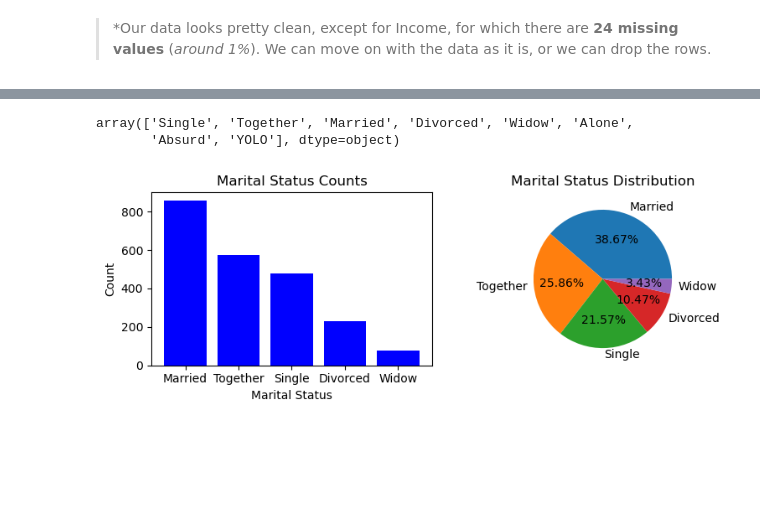
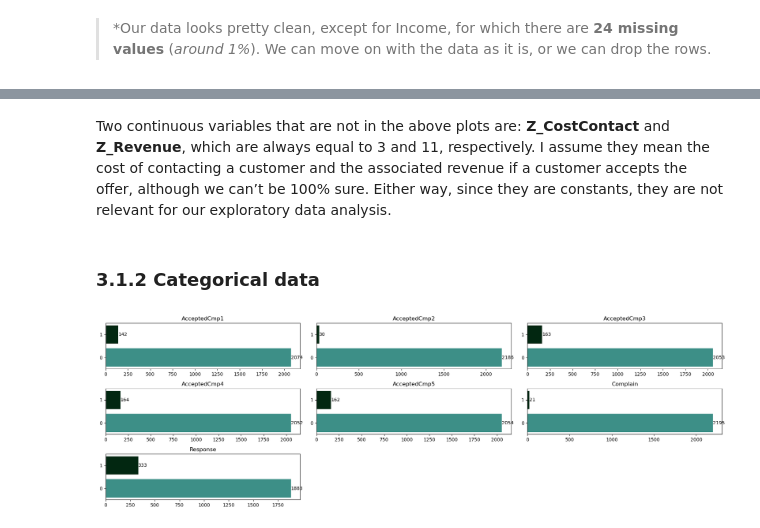
Before and after one commit to Kiran0R0Patil/exploratory-data-analysis-1, a Jupyter notebook: marketing_campaign_analysis.ipynb, the cells around one changed output, grey strips where cells are left out. Drawn from its saved outputs; the diff is of its cells as text; code cells hidden in the pictures; blank space fills up the shorter version.

```diff
--- a/marketing_campaign_analysis.ipynb
+++ b/marketing_campaign_analysis.ipynb
@@ -218,6 +189,0 @@ plt.show()
-# %%
-# marital status
-data['Marital_Status'].unique() # to check unique values
-# %% [output]
-array(['Single', 'Together', 'Married', 'Divorced', 'Widow', 'Alone',
-       'Absurd', 'YOLO'], dtype=object)
@@ -227,24 +190,35 @@ data['Marital_Status'].replace(['Absurd', 'YOLO','Alone'],'Single', inplace=True
-# %%
-# Get the value counts for 'Marital_Status'
-marital_counts = data['Marital_Status'].value_counts()
-
-# Create a figure with two subplots
-fig, axes = plt.subplots(nrows=1, ncols=2, figsize=(8, 3))
-
-# Plot the bar plot on the first subplot
-axes[0].bar(marital_counts.index, marital_counts.values, color='b')
-axes[0].set_xlabel('Marital Status')
-axes[0].set_ylabel('Count')
-axes[0].set_title('Marital Status Counts')
-
-# Plot the pie plot on the second subplot
-axes[1].pie(marital_counts, labels=marital_counts.index, autopct='%.2f%%')
-axes[1].set_title('Marital Status Distribution')
-
-# Adjust spacing between subplots
-fig.tight_layout()
-
-# Display the plot
-plt.show()
-# %% [output]
-[figure, removed]
+# %% [markdown]
+Two continuous variables that are not in the above plots are: **Z_CostContact** and **Z_Revenue**, which are always equal to 3 and 11, respectively. I assume they mean the cost of contacting a customer and the associated revenue if a customer accepts the offer, although we can’t be 100% sure. Either way, since they are constants, they are not relevant for our exploratory data analysis.
+# %% [markdown]
+### 3.1.2 Categorical data
+# %%
+# AcceptedCmp and Complain
+cat_vars = [
+    'AcceptedCmp1', 'AcceptedCmp2', 'AcceptedCmp3',
+    'AcceptedCmp4', 'AcceptedCmp5', 'Complain', 'Response'
+]
+
+# create figure and axes
+fig, axes = plt.subplots(nrows=3, ncols=3, figsize=(19, 6))
+
+for i, ax in enumerate(axes.flatten()):
+    if i < len(cat_vars):
+        counts = data[cat_vars[i]].value_counts()
+        ax.barh(counts.index, counts.values, color=yncolor)  # Interchanged x and y(barh)
+        ax.set_title(cat_vars[i])
+
+        # Set y-tick labels
+        ax.set_yticks(range(len(counts)))  # Changed to set_yticks
+        ax.set_yticklabels(counts.index)  # Changed to set_yticklabels
+
+        # Add values inside the bars
+        for j, v in enumerate(counts.values):
+            ax.text(v, j, str(v), ha='left', va='center', weight='medium', size='medium')  # data values visibility
+
+    else:
+        ax.axis('off')
+
+plt.tight_layout()
+plt.show()
+# %% [output]
+[figure, added]
```
Also changed, not shown: parts of 30 cells of this notebook.
